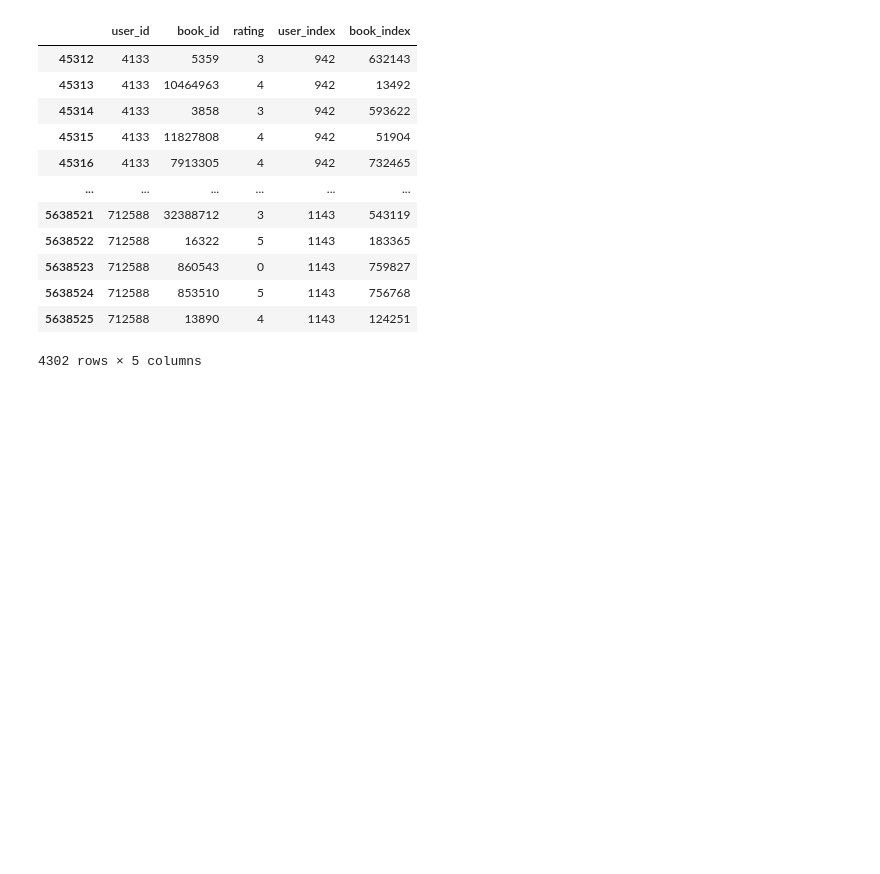
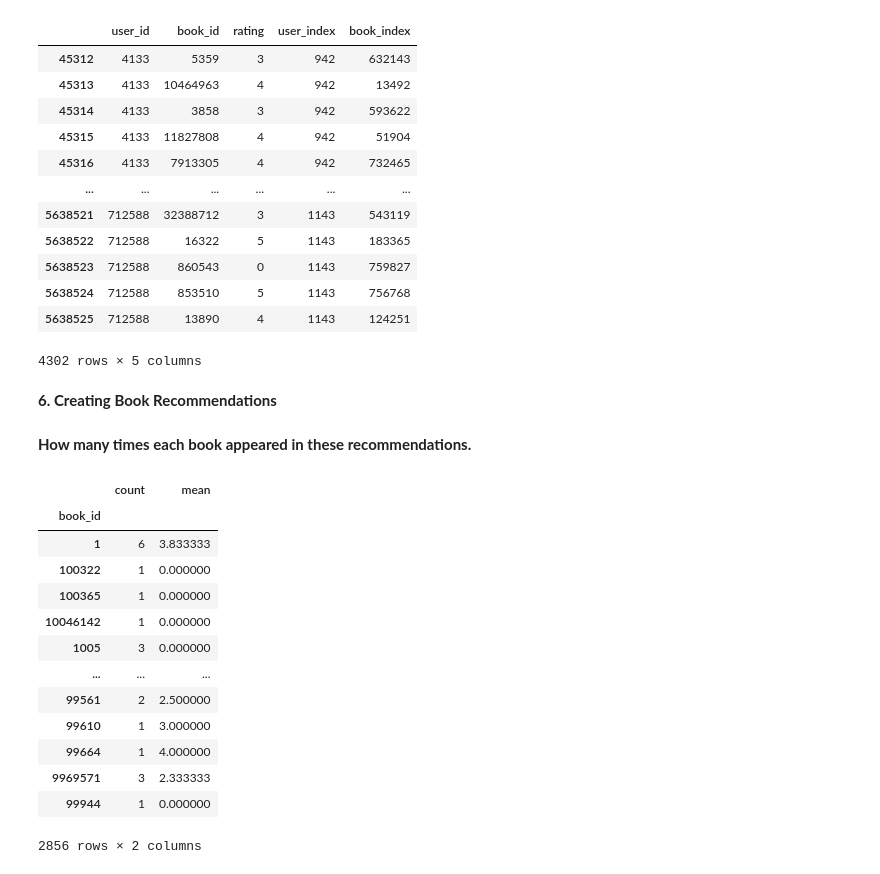
Before and after one commit to BritneyAgius/Book-Recommendation-System, a Jupyter notebook: Src/collaborative_filtering.ipynb, the cells around one changed output. Drawn from its saved outputs; the diff is of its cells as text; code cells hidden in the pictures; blank space fills up the shorter version.

```diff
--- a/Src/collaborative_filtering.ipynb
+++ b/Src/collaborative_filtering.ipynb
@@ -228,3 +228,7 @@ similar_users
 | 5638524 | 712588 | 853510 | 5 | 1143 | 756768 |
 | 5638525 | 712588 | 13890 | 4 | 1143 | 124251 |
 4302 rows × 5 columns
+# %% [markdown]
+**6. Creating Book Recommendations**
+# %% [markdown]
+**How many times each book appeared in these recommendations.**
@@ -230,0 +237,17 @@ similar_users
+# %%
+book_recs
+# %% [output]
+|  | count | mean |
+| book_id |  |  |
+| 1 | 6 | 3.833333 |
+| 100322 | 1 | 0.000000 |
+| 100365 | 1 | 0.000000 |
+| 10046142 | 1 | 0.000000 |
+| 1005 | 3 | 0.000000 |
+| ... | ... | ... |
+| 99561 | 2 | 2.500000 |
+| 99610 | 1 | 3.000000 |
+| 99664 | 1 | 4.000000 |
+| 9969571 | 3 | 2.333333 |
+| 99944 | 1 | 0.000000 |
+2856 rows × 2 columns
```
Also changed, not shown: parts of 6 cells of this notebook.
